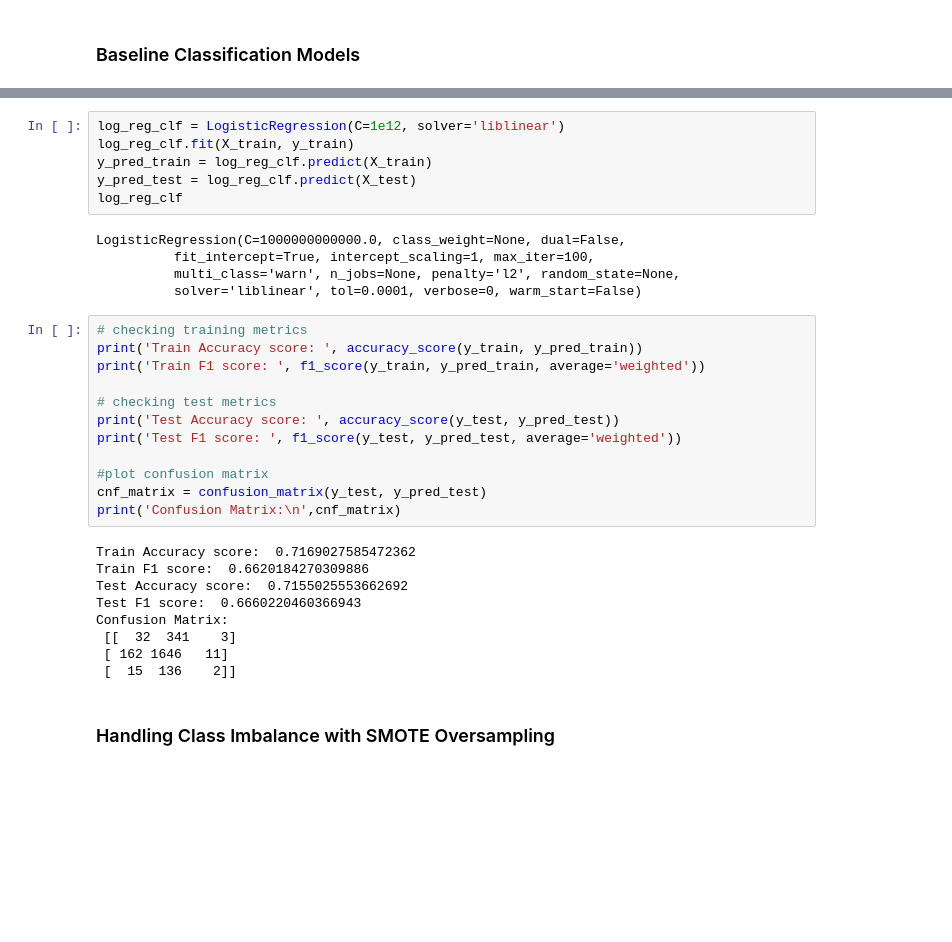
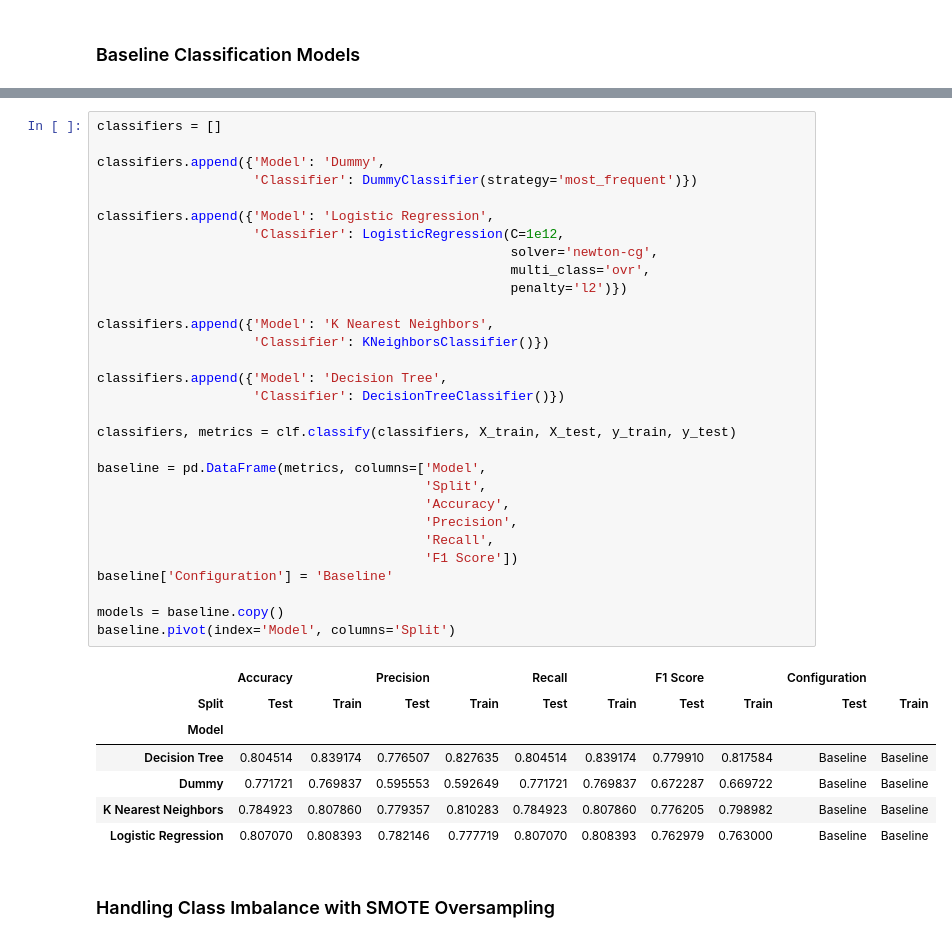
Before and after one commit to acdick/endangered_species_classification, a Jupyter notebook: Source/04_Classification_Modeling.ipynb, the cells around one changed output, grey strips where cells are left out. Drawn from its saved outputs; the diff is of its cells as text; blank space fills up the shorter version.

Commit message:
added KNN and decision tree

```diff
--- a/Source/04_Classification_Modeling.ipynb
+++ b/Source/04_Classification_Modeling.ipynb
@@ -93,35 +68,41 @@ Confusion Matrix:
-# %%
-log_reg_clf = LogisticRegression(C=1e12, solver='liblinear')
-log_reg_clf.fit(X_train, y_train)
-y_pred_train = log_reg_clf.predict(X_train)
-y_pred_test = log_reg_clf.predict(X_test)
-log_reg_clf
-# %% [output]
-LogisticRegression(C=1000000000000.0, class_weight=None, dual=False,
-          fit_intercept=True, intercept_scaling=1, max_iter=100,
-          multi_class='warn', n_jobs=None, penalty='l2', random_state=None,
-          solver='liblinear', tol=0.0001, verbose=0, warm_start=False)
-# %%
-# checking training metrics
-print('Train Accuracy score: ', accuracy_score(y_train, y_pred_train))
-print('Train F1 score: ', f1_score(y_train, y_pred_train, average='weighted'))
-
-# checking test metrics
-print('Test Accuracy score: ', accuracy_score(y_test, y_pred_test))
-print('Test F1 score: ', f1_score(y_test, y_pred_test, average='weighted'))
-
-#plot confusion matrix
-cnf_matrix = confusion_matrix(y_test, y_pred_test)
-print('Confusion Matrix:\n',cnf_matrix)
-# %% [output]
-Train Accuracy score:  0.7169027585472362
-Train F1 score:  0.6620184270309886
-Test Accuracy score:  0.7155025553662692
-Test F1 score:  0.6660220460366943
-Confusion Matrix:
- [[  32  341    3]
- [ 162 1646   11]
- [  15  136    2]]
+# %%
+classifiers = []
+
+classifiers.append({'Model': 'Dummy',
+                    'Classifier': DummyClassifier(strategy='most_frequent')})
+
+classifiers.append({'Model': 'Logistic Regression',
+                    'Classifier': LogisticRegression(C=1e12,
+                                                     solver='newton-cg',
+                                                     multi_class='ovr',
+                                                     penalty='l2')})
+
+classifiers.append({'Model': 'K Nearest Neighbors',
+                    'Classifier': KNeighborsClassifier()})
+
+classifiers.append({'Model': 'Decision Tree',
+                    'Classifier': DecisionTreeClassifier()})
+
+classifiers, metrics = clf.classify(classifiers, X_train, X_test, y_train, y_test)
+
+baseline = pd.DataFrame(metrics, columns=['Model',
+                                          'Split',
+                                          'Accuracy',
+                                          'Precision',
+                                          'Recall',
+                                          'F1 Score'])
+baseline['Configuration'] = 'Baseline'
+
+models = baseline.copy()
+baseline.pivot(index='Model', columns='Split')
+# %% [output]
+|  | Accuracy |  | Precision |  | Recall |  | F1 Score |  | Configuration |  |
+| Split | Test | Train | Test | Train | Test | Train | Test | Train | Test | Train |
+| Model |  |  |  |  |  |  |  |  |  |  |
+| Decision Tree | 0.804514 | 0.839174 | 0.776507 | 0.827635 | 0.804514 | 0.839174 | 0.779910 | 0.817584 | Baseline | Baseline |
+| Dummy | 0.771721 | 0.769837 | 0.595553 | 0.592649 | 0.771721 | 0.769837 | 0.672287 | 0.669722 | Baseline | Baseline |
+| K Nearest Neighbors | 0.784923 | 0.807860 | 0.779357 | 0.810283 | 0.784923 | 0.807860 | 0.776205 | 0.798982 | Baseline | Baseline |
+| Logistic Regression | 0.807070 | 0.808393 | 0.782146 | 0.777719 | 0.807070 | 0.808393 | 0.762979 | 0.763000 | Baseline | Baseline |
 # %% [markdown]
 ### Handling Class Imbalance with SMOTE Oversampling
 # %%
```
Also changed, not shown: parts of 12 cells of this notebook, 2 other files.
